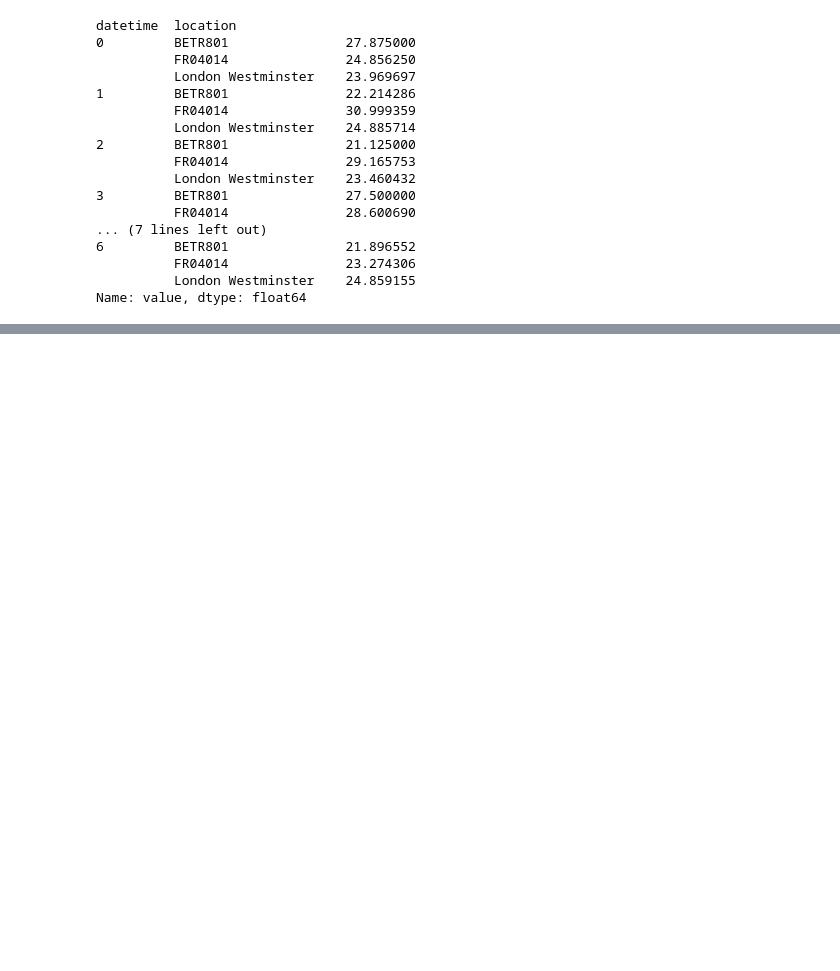
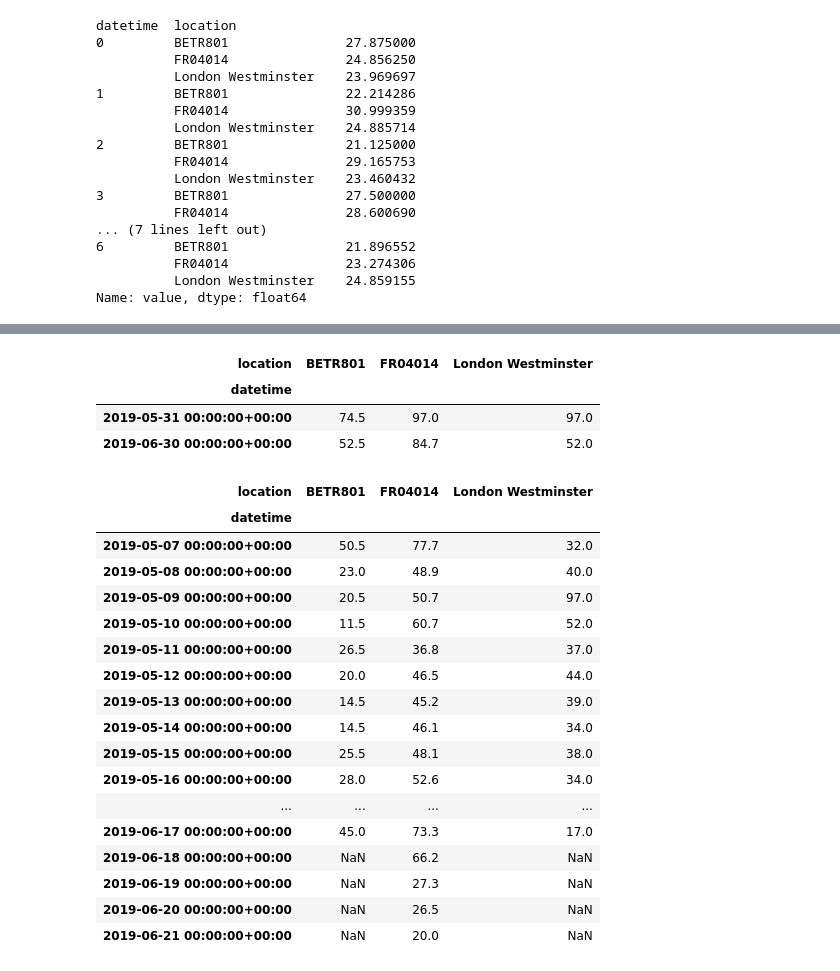
Before and after one commit to yogeshnakrani9/time_series_exploration, a Jupyter notebook: time_series_prep.ipynb, the cells around one changed output, grey strips where cells are left out. Saved outputs shown, nothing was run; the diff lists cells and outputs as text; code cells hidden in the pictures; blank space fills up the shorter version.

```diff
--- a/time_series_prep.ipynb
+++ b/time_series_prep.ipynb
@@ -58,0 +105,28 @@ Name: value, dtype: float64
+# %%
+monthly_max
+# %% [output]
+| location | BETR801 | FR04014 | London Westminster |
+| datetime |  |  |  |
+| 2019-05-31 00:00:00+00:00 | 74.5 | 97.0 | 97.0 |
+| 2019-06-30 00:00:00+00:00 | 52.5 | 84.7 | 52.0 |
+# %%
+no_2.resample("D").max()
+# %% [output]
+| location | BETR801 | FR04014 | London Westminster |
+| datetime |  |  |  |
+| 2019-05-07 00:00:00+00:00 | 50.5 | 77.7 | 32.0 |
+| 2019-05-08 00:00:00+00:00 | 23.0 | 48.9 | 40.0 |
+| 2019-05-09 00:00:00+00:00 | 20.5 | 50.7 | 97.0 |
+| 2019-05-10 00:00:00+00:00 | 11.5 | 60.7 | 52.0 |
+| 2019-05-11 00:00:00+00:00 | 26.5 | 36.8 | 37.0 |
+| 2019-05-12 00:00:00+00:00 | 20.0 | 46.5 | 44.0 |
+| 2019-05-13 00:00:00+00:00 | 14.5 | 45.2 | 39.0 |
+| 2019-05-14 00:00:00+00:00 | 14.5 | 46.1 | 34.0 |
+| 2019-05-15 00:00:00+00:00 | 25.5 | 48.1 | 38.0 |
+| 2019-05-16 00:00:00+00:00 | 28.0 | 52.6 | 34.0 |
+| ... | ... | ... | ... |
+| 2019-06-17 00:00:00+00:00 | 45.0 | 73.3 | 17.0 |
+| 2019-06-18 00:00:00+00:00 | NaN | 66.2 | NaN |
+| 2019-06-19 00:00:00+00:00 | NaN | 27.3 | NaN |
+| 2019-06-20 00:00:00+00:00 | NaN | 26.5 | NaN |
+| 2019-06-21 00:00:00+00:00 | NaN | 20.0 | NaN |
```
Also changed, not shown: parts of 14 cells of this notebook.
